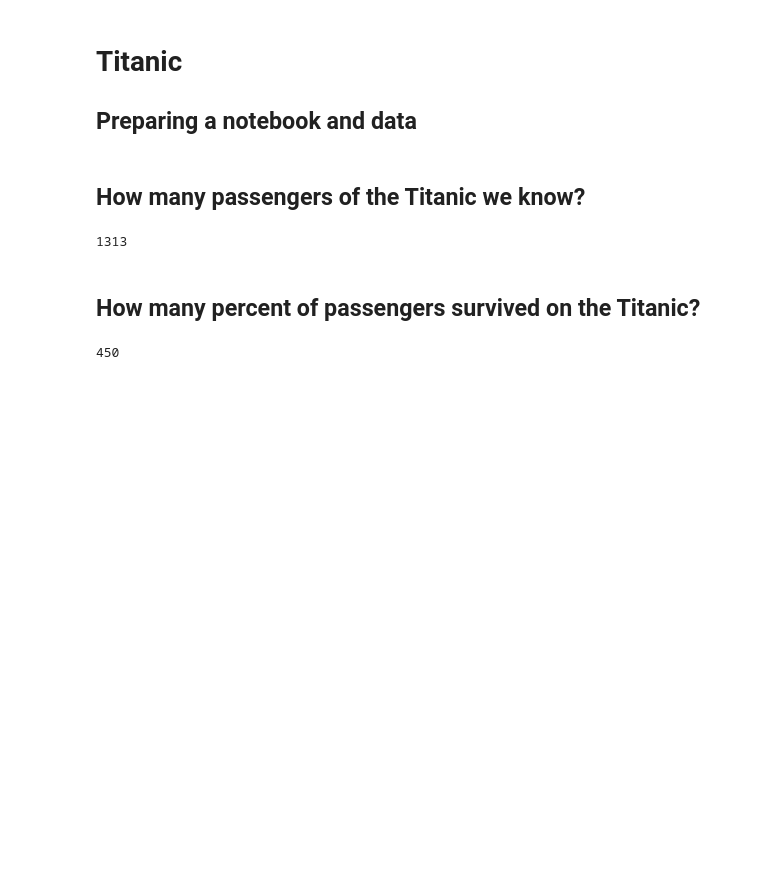
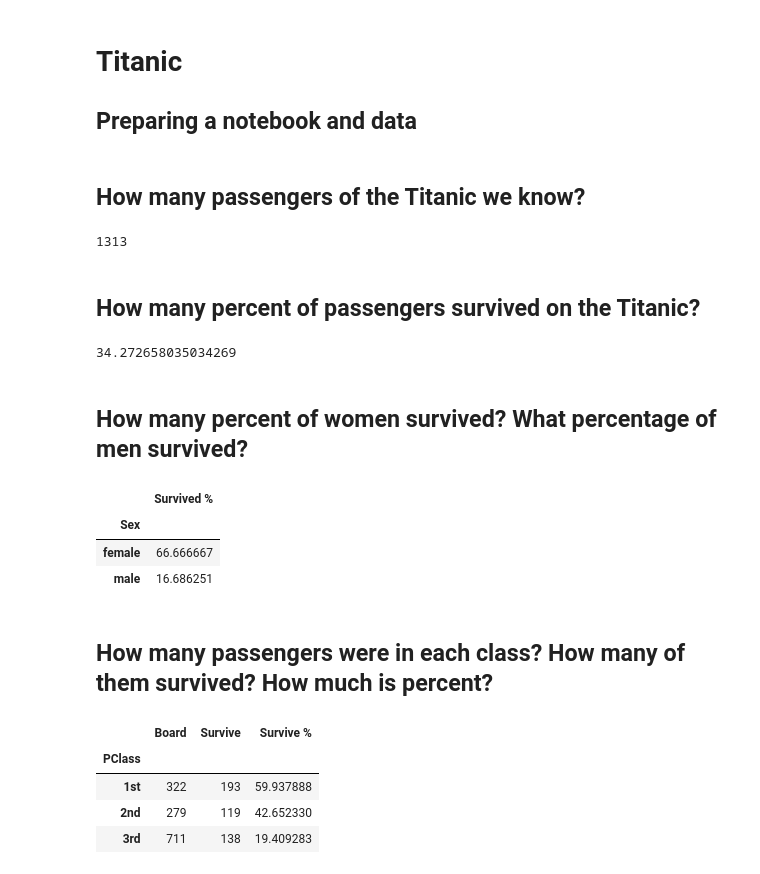
Before and after one commit to bogdanbodnar/titanic, a Jupyter notebook: Titanic.ipynb, the cells around one changed output. Saved outputs shown, nothing was run; the diff lists cells and outputs as text; code cells hidden in the pictures; blank space fills up the shorter version.

```diff
--- a/Titanic.ipynb
+++ b/Titanic.ipynb
@@ -21,6 +29,34 @@ persons['Name'].count()
 ## How many percent of passengers survived  on the Titanic?
 # %%
 survived_persons = persons['Survived']
-survived_persons[survived_persons == 1].count()
+survived_persons[survived_persons == 1].count() / persons['Name'].count()*100
 # %% [output]
-450
+34.272658035034269
+# %% [markdown]
+## How many percent of women survived? What percentage of men survived?
+# %%
+survived_by_sex = persons.groupby('Sex').agg(['count', sum])['Survived']
+percent_of_survived = (survived_by_sex['sum'] / survived_by_sex['count']) * 100
+
+percent_of_survived = percent_of_survived.to_frame()
+percent_of_survived.columns = ['Survived %']
+percent_of_survived
+# %% [output]
+|  | Survived % |
+| Sex |  |
+| female | 66.666667 |
+| male | 16.686251 |
+# %% [markdown]
+## How many passengers were in each class? How many of them survived? How much is percent?
+# %%
+survived_by_class = persons.groupby('PClass').agg(['count', sum])['Survived']
+survived_percent_by_class = ( survived_by_class['sum'] / survived_by_class['count']) * 100
+result_4 = pandas.concat([survived_by_class, survived_percent_by_class], axis=1)
+result_4.columns = ['Board','Survive','Survive %']
+result_4.loc['1st':'3rd']
+# %% [output]
+|  | Board | Survive | Survive % |
+| PClass |  |  |  |
+| 1st | 322 | 193 | 59.937888 |
+| 2nd | 279 | 119 | 42.652330 |
+| 3rd | 711 | 138 | 19.409283 |
```
Also changed, not shown: parts of 5 cells of this notebook.
